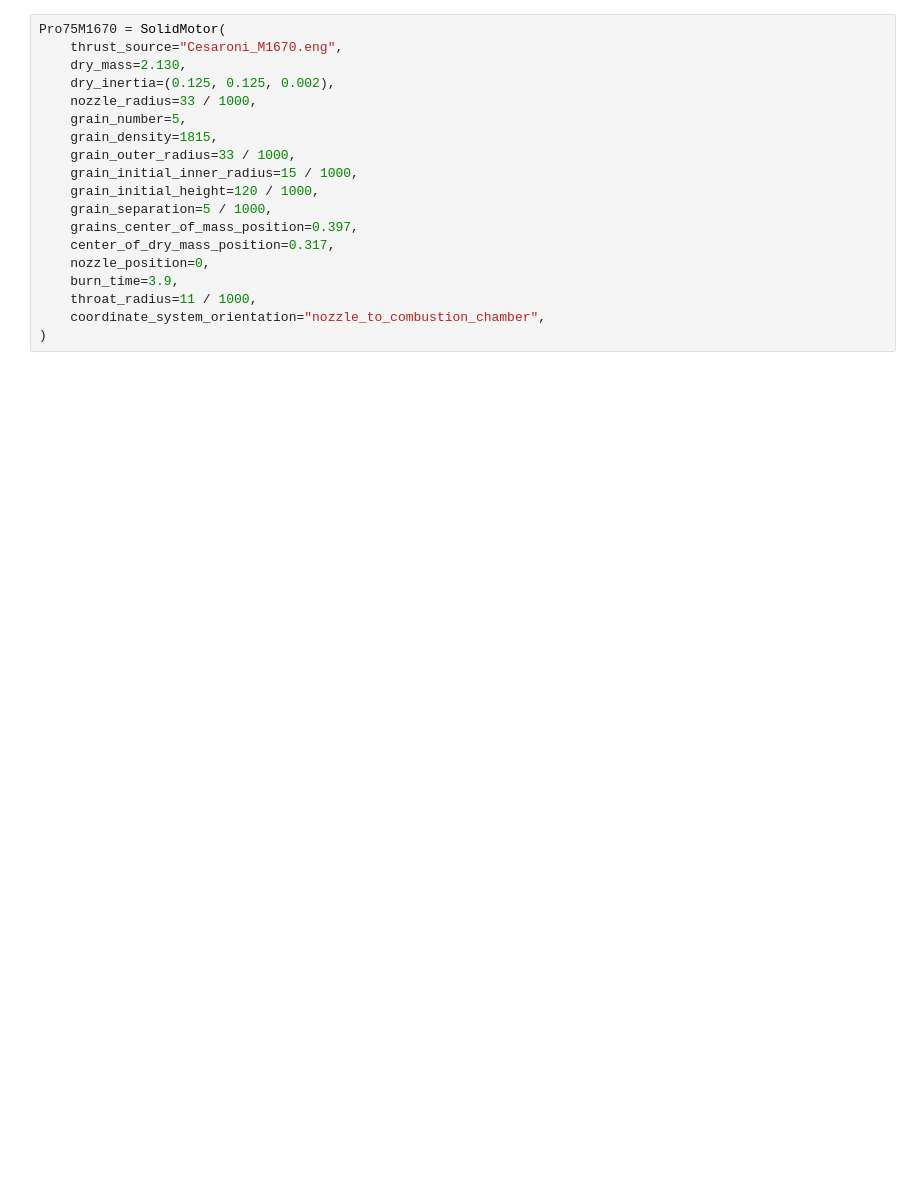
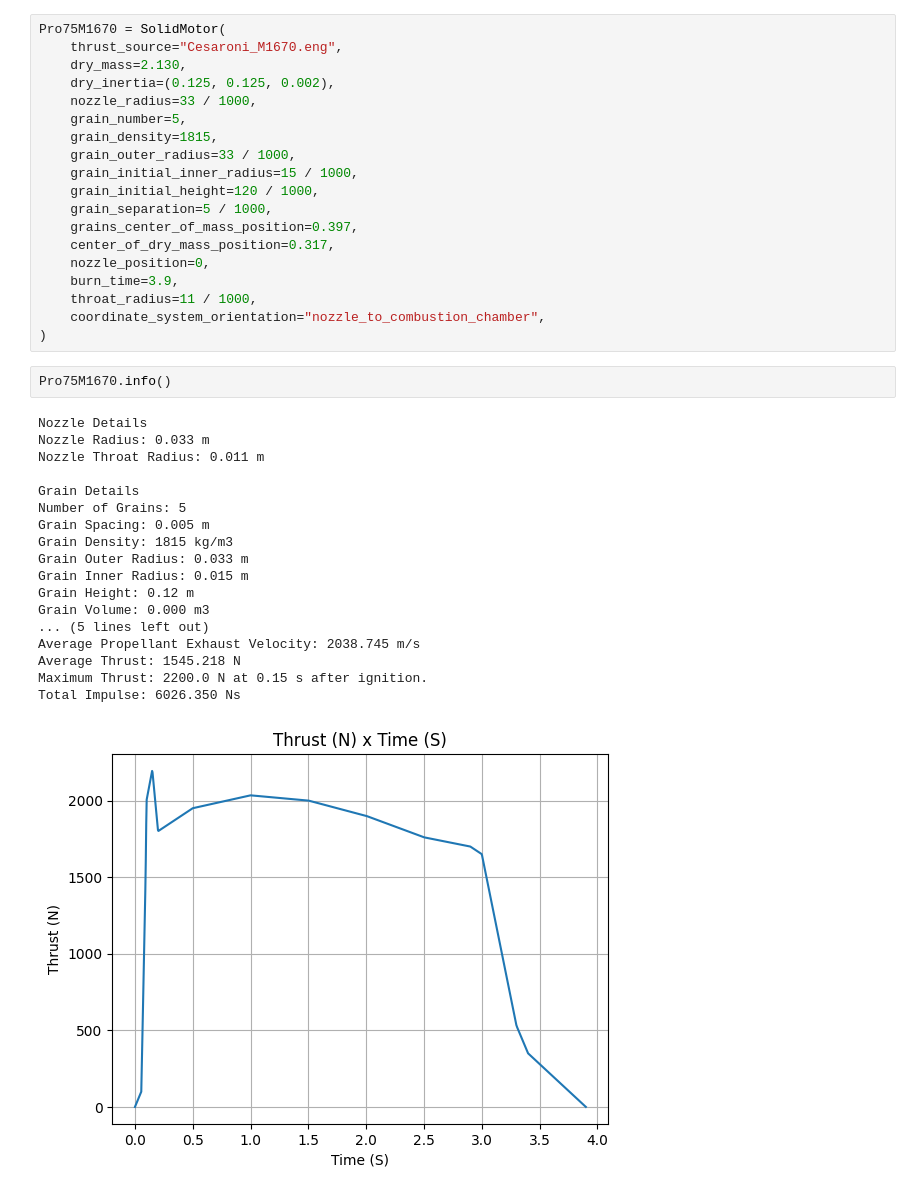
Before and after one commit to idunn02/Rocketpy, a Jupyter notebook: setup.ipynb, the cells around one changed output. Drawn from its saved outputs; the diff is of its cells as text; blank space fills up the shorter version.

```diff
--- a/setup.ipynb
+++ b/setup.ipynb
@@ -55,3 +55,24 @@ Pro75M1670 = SolidMotor(
     throat_radius=11 / 1000,
     coordinate_system_orientation="nozzle_to_combustion_chamber",
 )
+# %%
+Pro75M1670.info()
+# %% [output]
+Nozzle Details
+Nozzle Radius: 0.033 m
+Nozzle Throat Radius: 0.011 m
+
+Grain Details
+Number of Grains: 5
+Grain Spacing: 0.005 m
+Grain Density: 1815 kg/m3
+Grain Outer Radius: 0.033 m
+Grain Inner Radius: 0.015 m
+Grain Height: 0.12 m
+Grain Volume: 0.000 m3
+... (5 lines left out)
+Average Propellant Exhaust Velocity: 2038.745 m/s
+Average Thrust: 1545.218 N
+Maximum Thrust: 2200.0 N at 0.15 s after ignition.
+Total Impulse: 6026.350 Ns
+[figure, added]
```
Also changed, not shown: parts of 5 cells of this notebook, 2 other files.
